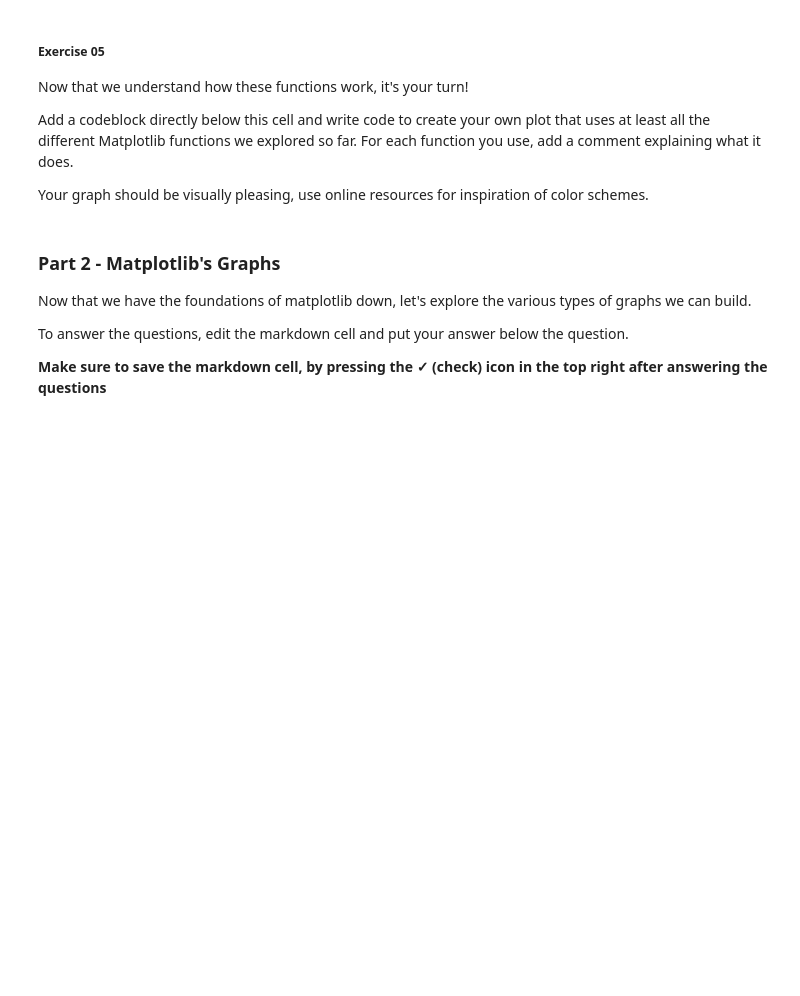
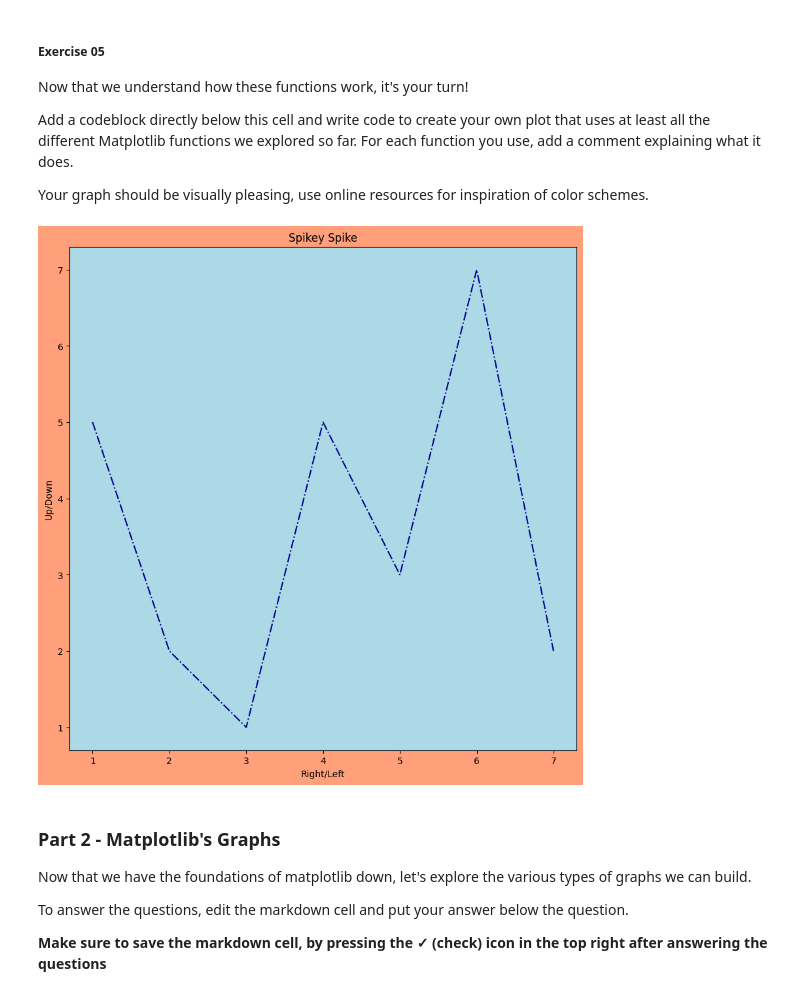
Before and after one commit to itsasamantha/unit-3-data-science, a Jupyter notebook: 00_intro.ipynb, the cells around one changed output. Drawn from its saved outputs; the diff is of its cells as text; code cells hidden in the pictures; blank space fills up the shorter version.

```diff
--- a/00_intro.ipynb
+++ b/00_intro.ipynb
@@ -250,6 +254,17 @@ Add a codeblock directly below this cell and write code to create your own plot
 For each function you use, add a comment explaining what it does.
 
 Your graph should be visually pleasing, use online resources for inspiration of color schemes.
+# %%
+plt.figure(figsize=(10, 10), facecolor='lightsalmon')
+axis = plt.gca()  # get current axes
+axis.set_facecolor('lightblue')
+plt.plot([1, 2, 3, 4, 5, 6, 7], [5, 2, 1, 5, 3, 7, 2], color='darkblue', linestyle='-.')
+plt.title('Spikey Spike')
+plt.xlabel('Right/Left')
+plt.ylabel('Up/Down')
+plt.show()
+# %% [output]
+[figure, added]
 # %% [markdown]
 ### Part 2 - Matplotlib's Graphs
 Now that we have the foundations of matplotlib down, let's explore the various types of graphs we can build.
```
Also changed, not shown: parts of 13 cells of this notebook.
